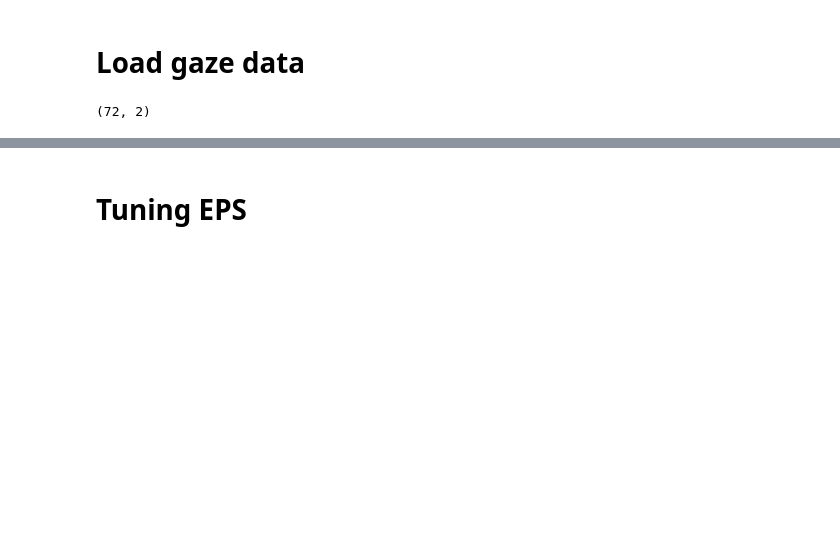
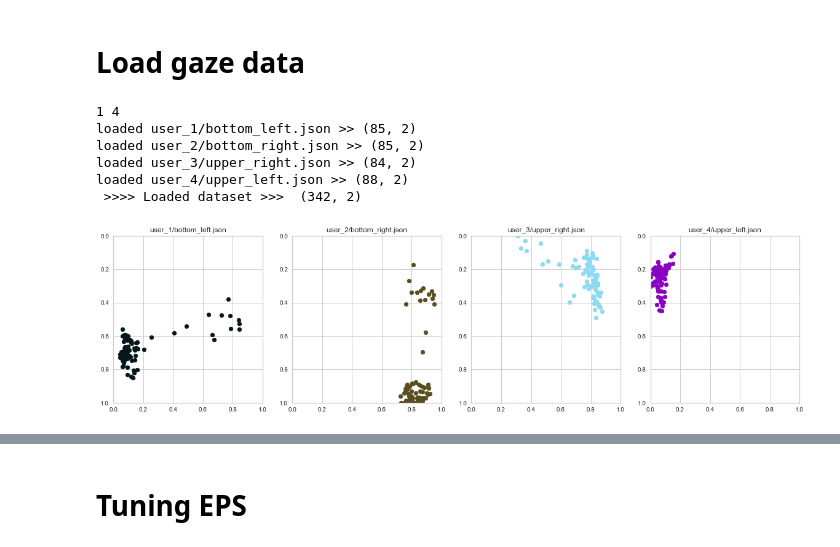
Before and after one commit to arnab-api/AttentionChecker--Student, a Jupyter notebook: Simulations/DBMean_check.ipynb, the cells around one changed output, grey strips where cells are left out. Drawn from its saved outputs; the diff is of its cells as text; code cells hidden in the pictures; blank space fills up the shorter version.

```diff
--- a/Simulations/DBMean_check.ipynb
+++ b/Simulations/DBMean_check.ipynb
@@ -21,16 +23,15 @@ sns.scatterplot(X[:,0], X[:,1], hue=y)
 [figure]
 # %% [markdown]
 # Load gaze data
-# %%
-with open("saved_gazedata/gaze_2021-08-05T22:26:59.018878.json") as f:
-    data = json.load(f)
 # %%
-X = []
-for d in data:
-    for i in range(d["value"]):
-        cord = [d["x"], d["y"]]
-        X.append(cord)
-X = np.array(X)
-X.shape
+def loadGazeSession_session(path):
+    with open("saved_gazedata/" + path) as f:
+        data = json.load(f)
+    X = []
+    for d in data:
+        for i in range(d["value"]):
+            cord = [d["x"], d["y"]]
+            X.append(cord)
+    X = np.array(X)
+    print("loaded {} >> {}".format(path, X.shape))
+    return X
-# %% [output]
-(72, 2)
@@ -37 +45,45 @@ X.shape
+# %%
+X = None
+
+col_fix = 4
+row_fix = np.math.ceil(len(path_arr)/col_fix)
+col_width = 20
+
+print(row_fix, col_fix)
+
+plt.rcParams["figure.figsize"] = (20,row_fix*col_width//col_fix)
+fig, ax = plt.subplots(nrows=row_fix, ncols=col_fix)
+
+row = 0
+col = 0
+for path in path_arr:
+    x_cur = loadGazeSession_session(path)
+    if(X is not None):
+        X = np.concatenate((X, x_cur), axis=0)
+    else:
+        X = x_cur
+
+    if(row_fix > 1):
+        sb_plot = ax[row, col]
+    else:
+        sb_plot = ax[col]
+    sb_plot.scatter(x=x_cur[:, 0], y=x_cur[:, 1], color=np.random.rand(3,))
+    sb_plot.set_xlim([0,1])
+    sb_plot.set_ylim([0,1])
+    sb_plot.invert_yaxis()
+    sb_plot.title.set_text(path)
+    col += 1
+    if(col == col_fix):
+        row += 1
+        col = 0
+
+print(" >>>> Loaded dataset >>> ", X.shape)
+# %% [output]
+1 4
+loaded user_1/bottom_left.json >> (85, 2)
+loaded user_2/bottom_right.json >> (85, 2)
+loaded user_3/upper_right.json >> (84, 2)
+loaded user_4/upper_left.json >> (88, 2)
+ >>>> Loaded dataset >>>  (342, 2)
+[figure, added]
 # %%
```
Also changed, not shown: parts of 24 cells of this notebook, 58 other files.
